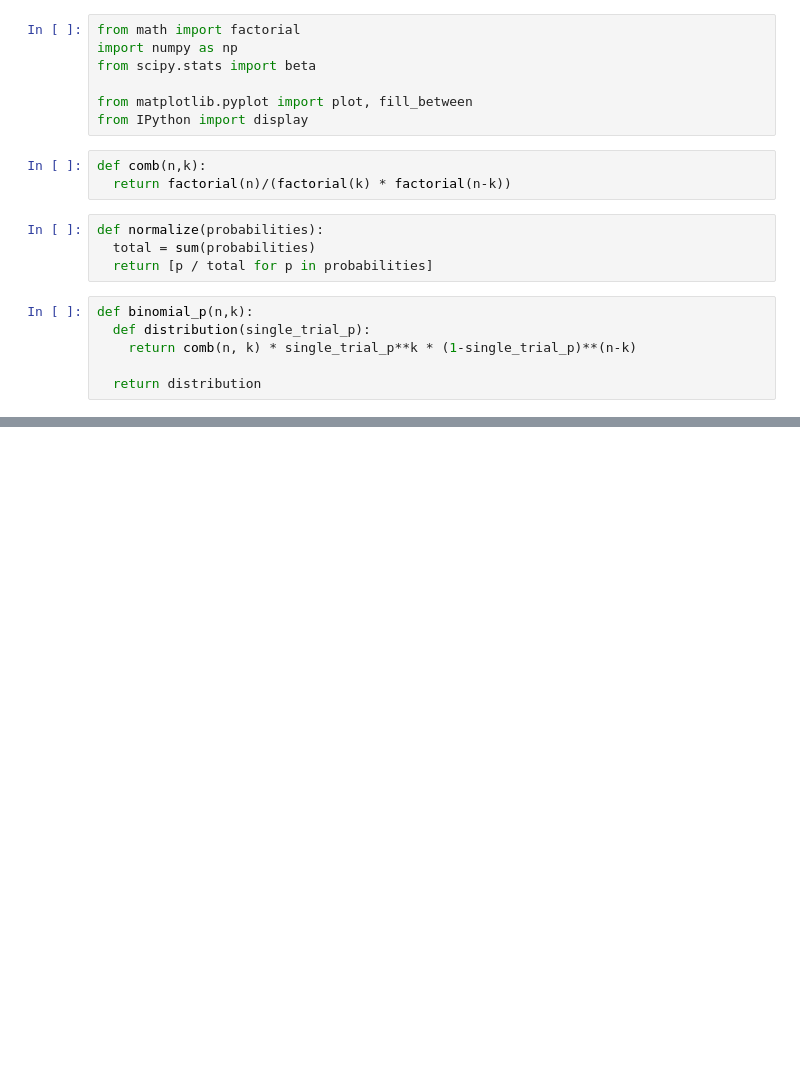
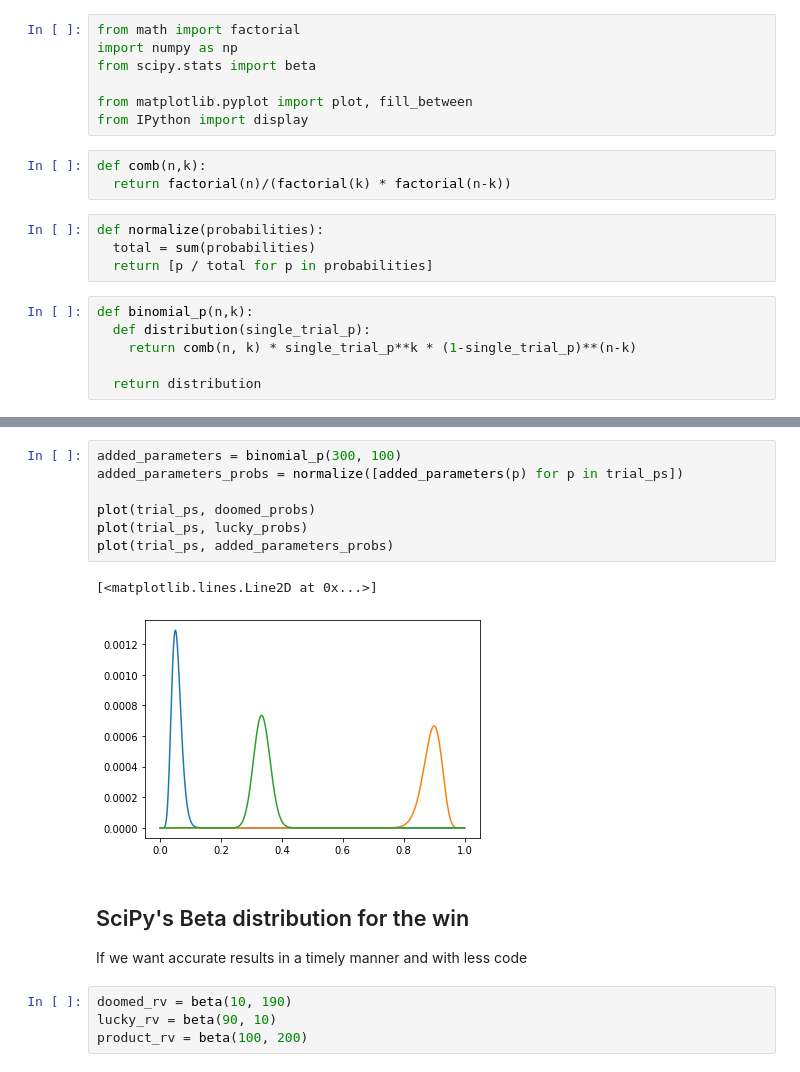
Before and after one commit to ctarrington/try-colab, a Jupyter notebook: beta_multiplication.ipynb, the cells around one changed output, grey strips where cells are left out. Drawn from its saved outputs; the diff is of its cells as text; blank space fills up the shorter version.

```diff
--- a/beta_multiplication.ipynb
+++ b/beta_multiplication.ipynb
@@ -41,0 +56,17 @@ plot(trial_ps, product_probs)
+# %%
+added_parameters = binomial_p(300, 100)
+added_parameters_probs = normalize([added_parameters(p) for p in trial_ps])
+
+plot(trial_ps, doomed_probs)
+plot(trial_ps, lucky_probs)
+plot(trial_ps, added_parameters_probs)
+# %% [output]
+[<matplotlib.lines.Line2D at 0x...>]
+[figure, added]
+# %% [markdown]
+## SciPy's Beta distribution for the win
+If we want accurate results in a timely manner and with less code
+# %%
+doomed_rv = beta(10, 190)
+lucky_rv = beta(90, 10)
+product_rv = beta(100, 200)
```
Also changed, not shown: parts of 10 cells of this notebook.
